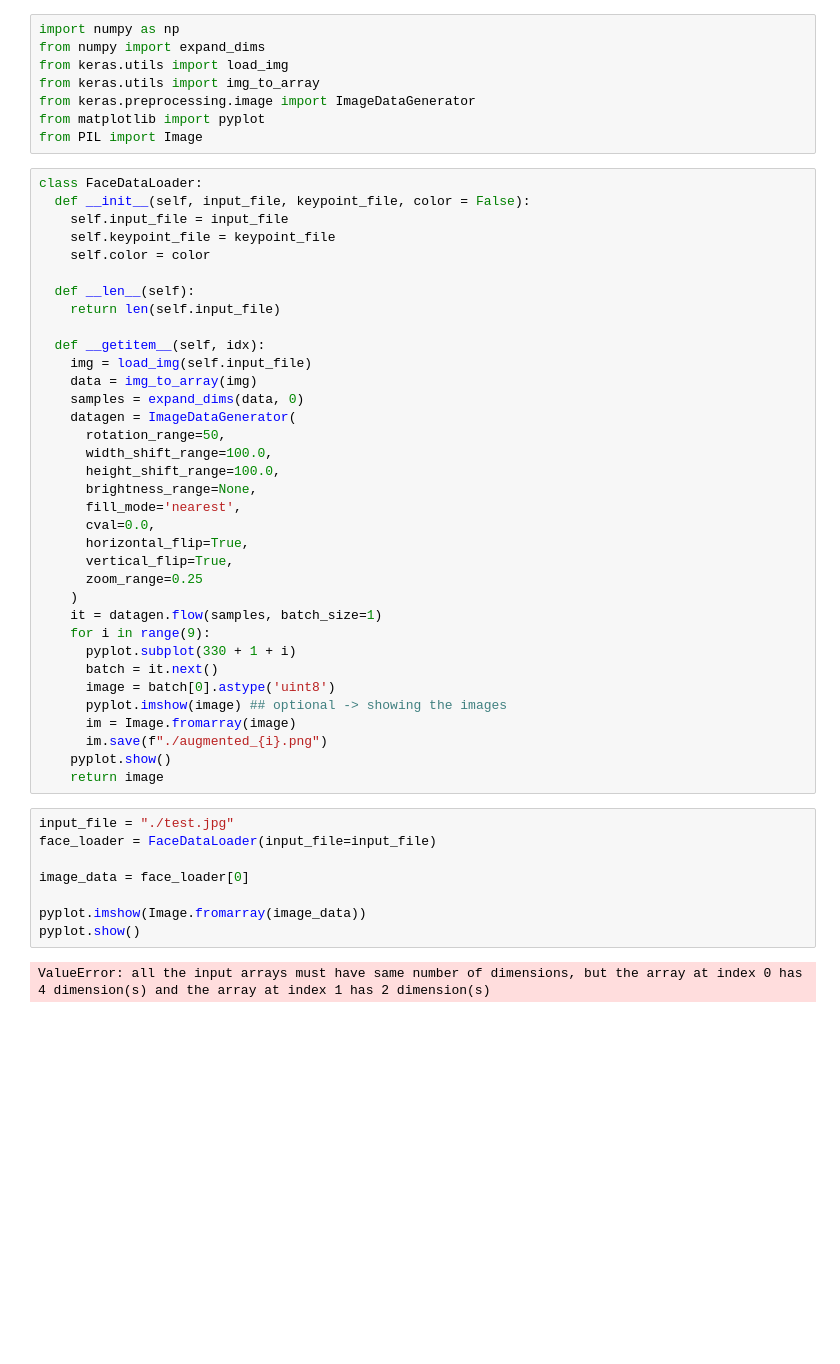
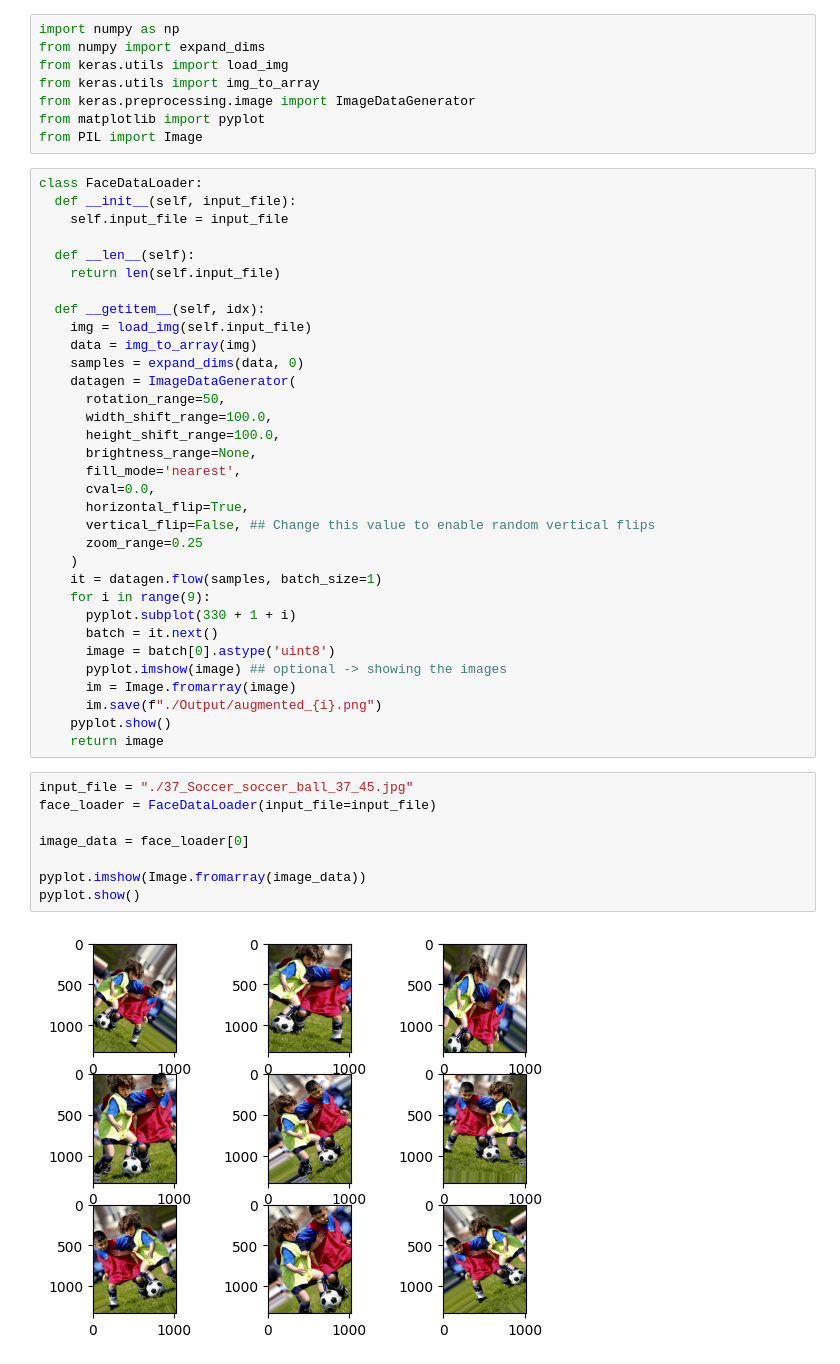
Before and after one commit to jungj0925/FaceDataLoader, a Jupyter notebook: FaceDataLoader.ipynb, the cells around one changed output. Drawn from its saved outputs; the diff is of its cells as text; blank space fills up the shorter version.

```diff
--- a/FaceDataLoader.ipynb
+++ b/FaceDataLoader.ipynb
@@ -8,10 +8,8 @@ from matplotlib import pyplot
 from PIL import Image
 # %%
 class FaceDataLoader:
-  def __init__(self, input_file, keypoint_file, color = False):
+  def __init__(self, input_file):
     self.input_file = input_file
-    self.keypoint_file = keypoint_file
-    self.color = color
 
   def __len__(self):
     return len(self.input_file)
@@ -28,7 +26,7 @@ class FaceDataLoader:
       fill_mode='nearest',
       cval=0.0,
       horizontal_flip=True,
-      vertical_flip=True,
+      vertical_flip=False, ## Change this value to enable random vertical flips
       zoom_range=0.25
     )
     it = datagen.flow(samples, batch_size=1)
@@ -38,16 +36,16 @@ class FaceDataLoader:
       image = batch[0].astype('uint8')
       pyplot.imshow(image) ## optional -> showing the images
       im = Image.fromarray(image)
-      im.save(f"./augmented_{i}.png")
+      im.save(f"./Output/augmented_{i}.png")
     pyplot.show()
     return image
 # %%
-input_file = "./test.jpg"
+input_file = "./37_Soccer_soccer_ball_37_45.jpg"
 face_loader = FaceDataLoader(input_file=input_file)
 
 image_data = face_loader[0]
 
 pyplot.imshow(Image.fromarray(image_data))
 pyplot.show()
 # %% [output]
-ValueError: all the input arrays must have same number of dimensions, but the array at index 0 has 4 dimension(s) and the array at index 1 has 2 dimension(s)
+[figure, added]
```
Also changed, not shown: parts of 1 cell of this notebook.
